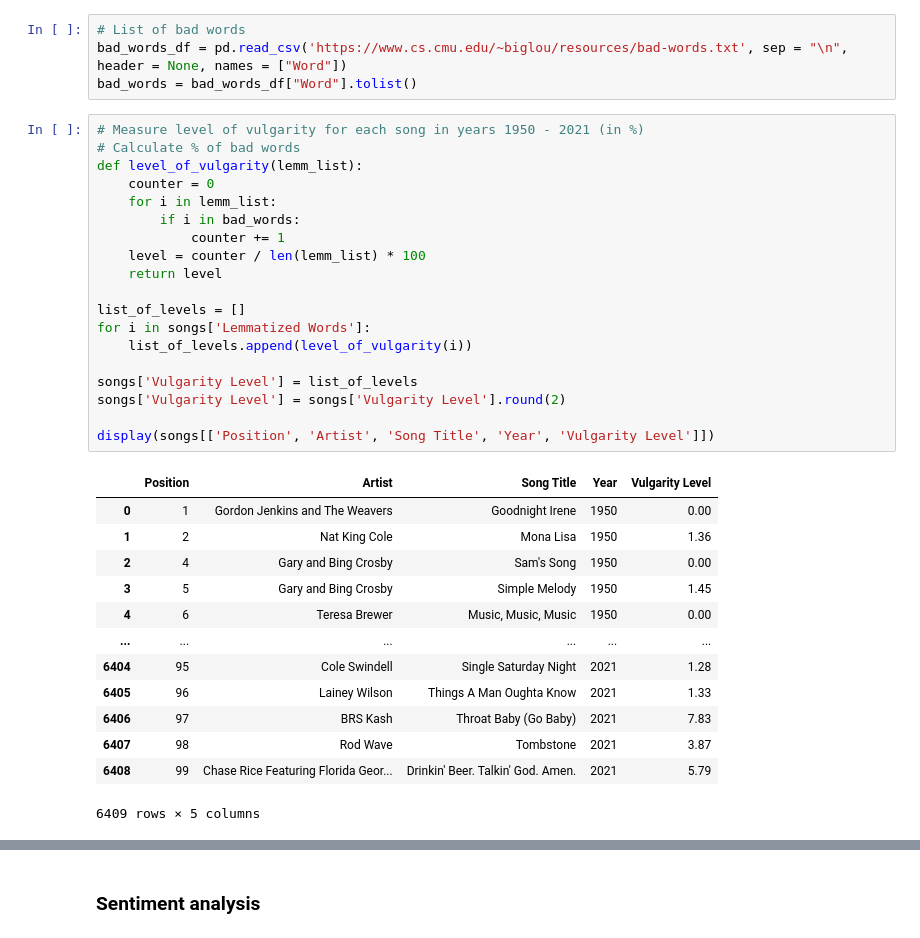
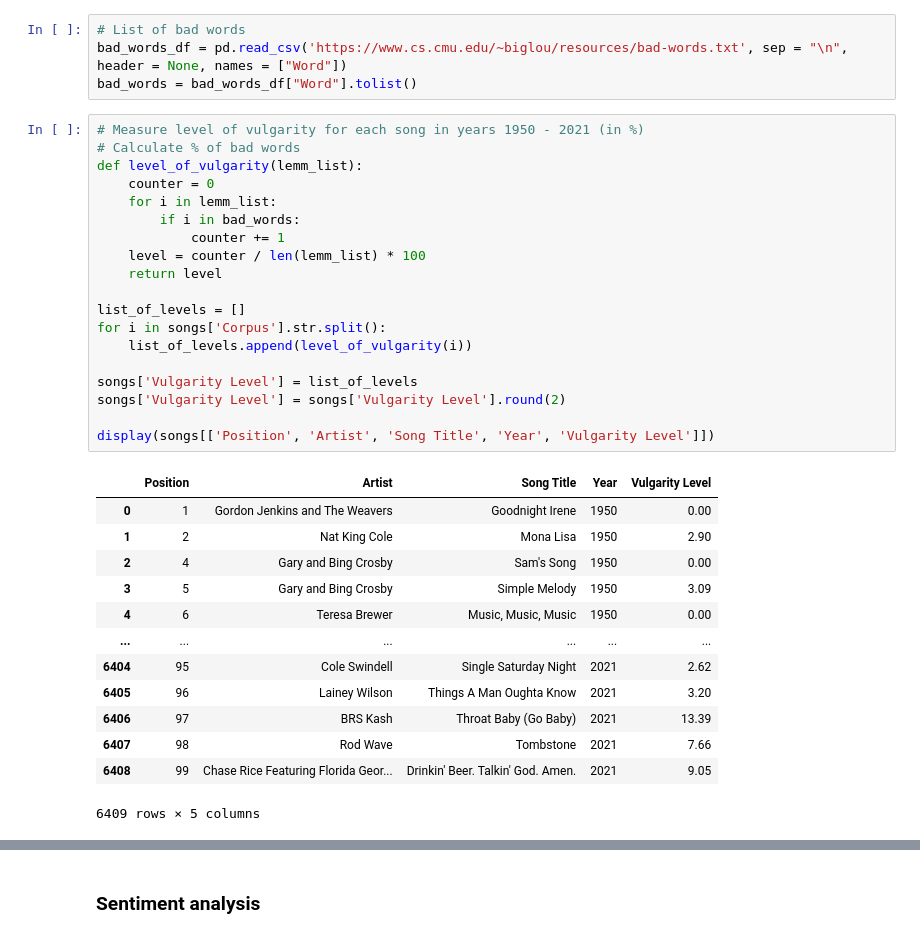
Before and after one commit to alsarna/lyrics_nlp, a Jupyter notebook: lyrics_analysis.ipynb, the cells around one changed output, grey strips where cells are left out. Drawn from its saved outputs; the diff is of its cells as text.

```diff
--- a/lyrics_analysis.ipynb
+++ b/lyrics_analysis.ipynb
@@ -172,35 +174,35 @@ bad_words = bad_words_df["Word"].tolist()
 # %%
 # Measure level of vulgarity for each song in years 1950 - 2021 (in %)
 # Calculate % of bad words
 def level_of_vulgarity(lemm_list):
     counter = 0
     for i in lemm_list:
         if i in bad_words:
             counter += 1
     level = counter / len(lemm_list) * 100
     return level
 
 list_of_levels = []
-for i in songs['Lemmatized Words']:
+for i in songs['Corpus'].str.split():
     list_of_levels.append(level_of_vulgarity(i))
 
 songs['Vulgarity Level'] = list_of_levels
 songs['Vulgarity Level'] = songs['Vulgarity Level'].round(2)
 
 display(songs[['Position', 'Artist', 'Song Title', 'Year', 'Vulgarity Level']])
 # %% [output]
 |  | Position | Artist | Song Title | Year | Vulgarity Level |
 | 0 | 1 | Gordon Jenkins and The Weavers | Goodnight Irene | 1950 | 0.00 |
-| 1 | 2 | Nat King Cole | Mona Lisa | 1950 | 1.36 |
+| 1 | 2 | Nat King Cole | Mona Lisa | 1950 | 2.90 |
 | 2 | 4 | Gary and Bing Crosby | Sam's Song | 1950 | 0.00 |
-| 3 | 5 | Gary and Bing Crosby | Simple Melody | 1950 | 1.45 |
+| 3 | 5 | Gary and Bing Crosby | Simple Melody | 1950 | 3.09 |
 | 4 | 6 | Teresa Brewer | Music, Music, Music | 1950 | 0.00 |
 | ... | ... | ... | ... | ... | ... |
-| 6404 | 95 | Cole Swindell | Single Saturday Night | 2021 | 1.28 |
-| 6405 | 96 | Lainey Wilson | Things A Man Oughta Know | 2021 | 1.33 |
-| 6406 | 97 | BRS Kash | Throat Baby (Go Baby) | 2021 | 7.83 |
-| 6407 | 98 | Rod Wave | Tombstone | 2021 | 3.87 |
-| 6408 | 99 | Chase Rice Featuring Florida Geor... | Drinkin' Beer. Talkin' God. Amen. | 2021 | 5.79 |
+| 6404 | 95 | Cole Swindell | Single Saturday Night | 2021 | 2.62 |
+| 6405 | 96 | Lainey Wilson | Things A Man Oughta Know | 2021 | 3.20 |
+| 6406 | 97 | BRS Kash | Throat Baby (Go Baby) | 2021 | 13.39 |
+| 6407 | 98 | Rod Wave | Tombstone | 2021 | 7.66 |
+| 6408 | 99 | Chase Rice Featuring Florida Geor... | Drinkin' Beer. Talkin' God. Amen. | 2021 | 9.05 |
 6409 rows × 5 columns
 # %%
 # Vulgarity level each year plot
```
Also changed, not shown: parts of 21 cells of this notebook.
